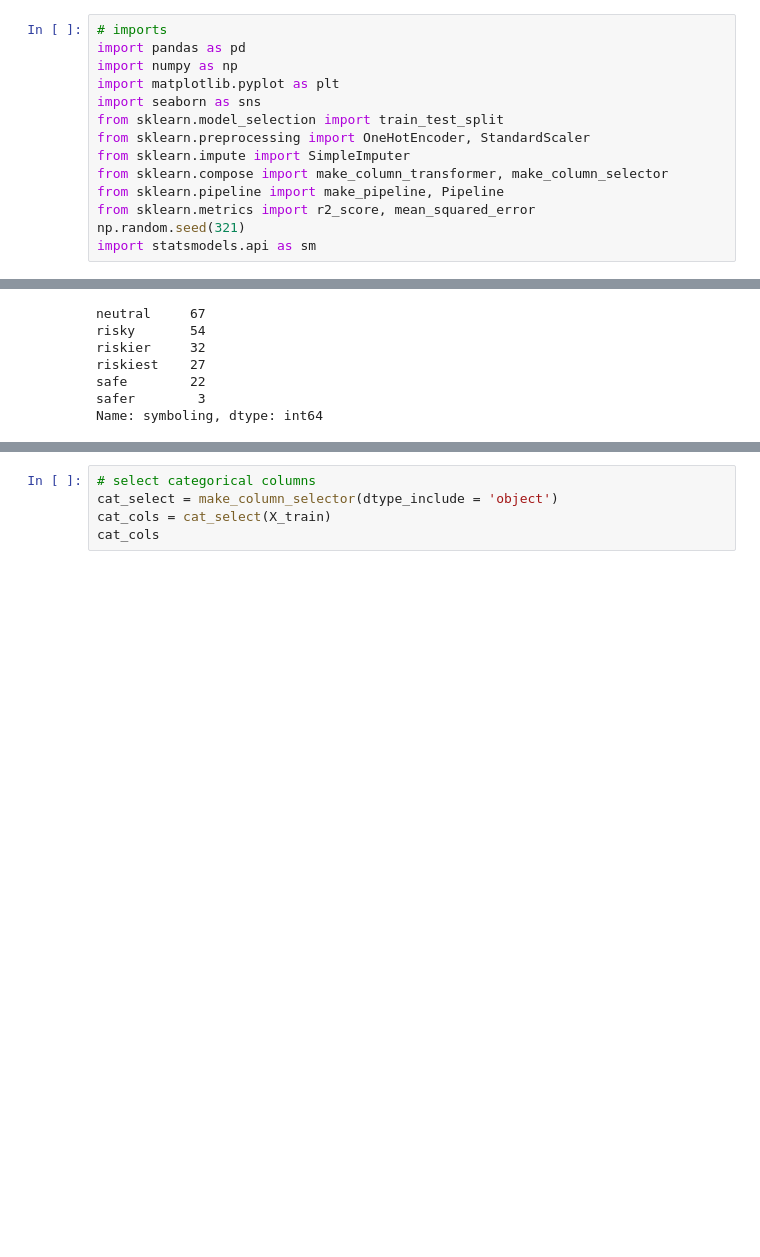
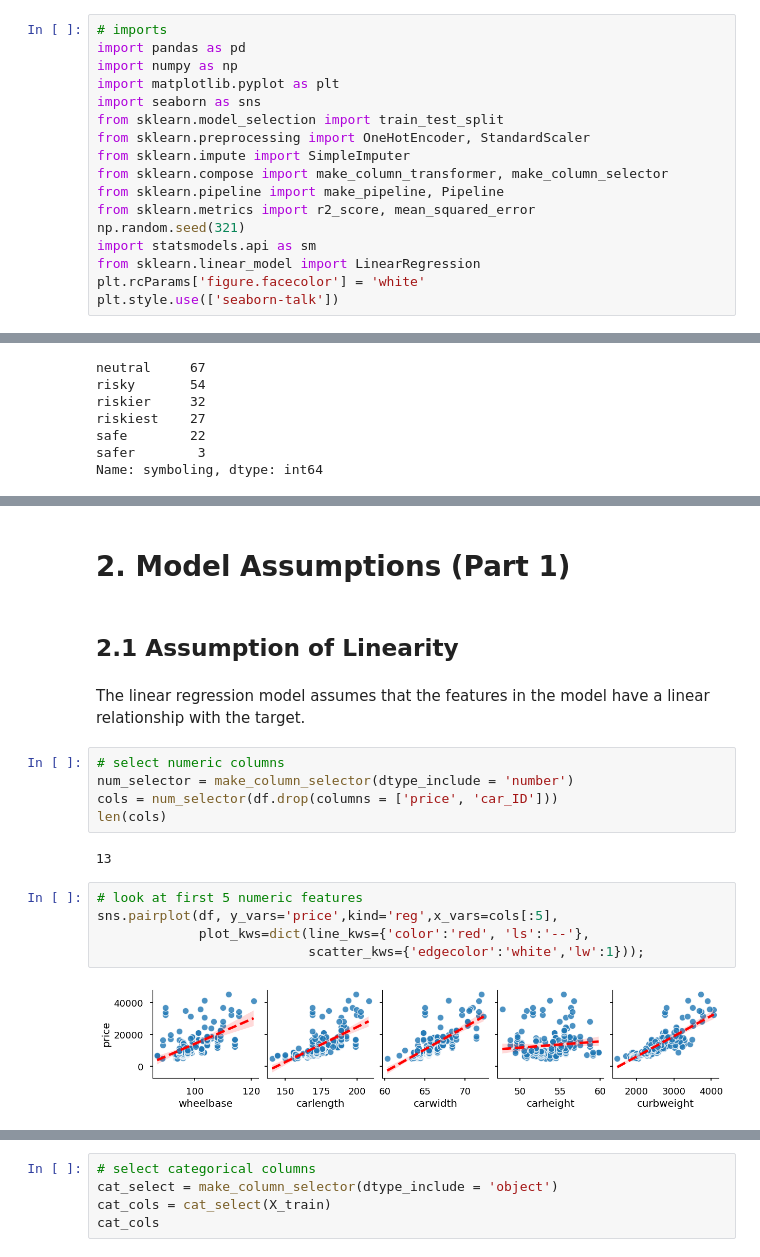
Before and after one commit to kellianneyang/car-price-prediction, a Jupyter notebook: linear_regression_in_statsmodels_practice.ipynb, the cells around one changed output, grey strips where cells are left out. Drawn from its saved outputs; the diff is of its cells as text; blank space fills up the shorter version.

Commit message:
update linear regression practice

```diff
--- a/linear_regression_in_statsmodels_practice.ipynb
+++ b/linear_regression_in_statsmodels_practice.ipynb
@@ -27,6 +29,9 @@ from sklearn.pipeline import make_pipeline, Pipeline
 from sklearn.metrics import r2_score, mean_squared_error
 np.random.seed(321)
 import statsmodels.api as sm
+from sklearn.linear_model import LinearRegression
+plt.rcParams['figure.facecolor'] = 'white'
+plt.style.use(['seaborn-talk'])
 # %%
 # load data
 df = pd.read_csv('Data/CarPrice_Assignment.csv')
@@ -132,0 +112,20 @@ X_train.head()
+# %% [markdown]
+# 2. Model Assumptions (Part 1)
+# %% [markdown]
+## 2.1 Assumption of Linearity
+# %% [markdown]
+The linear regression model assumes that the features in the model have a linear relationship with the target.
+# %%
+# select numeric columns
+num_selector = make_column_selector(dtype_include = 'number')
+cols = num_selector(df.drop(columns = ['price', 'car_ID']))
+len(cols)
+# %% [output]
+13
+# %%
+# look at first 5 numeric features
+sns.pairplot(df, y_vars='price',kind='reg',x_vars=cols[:5],
+             plot_kws=dict(line_kws={'color':'red', 'ls':'--'},
+                           scatter_kws={'edgecolor':'white','lw':1}));
+# %% [output]
+[figure, new version]
```
Also changed, not shown: parts of 41 cells of this notebook, 1 other file.
